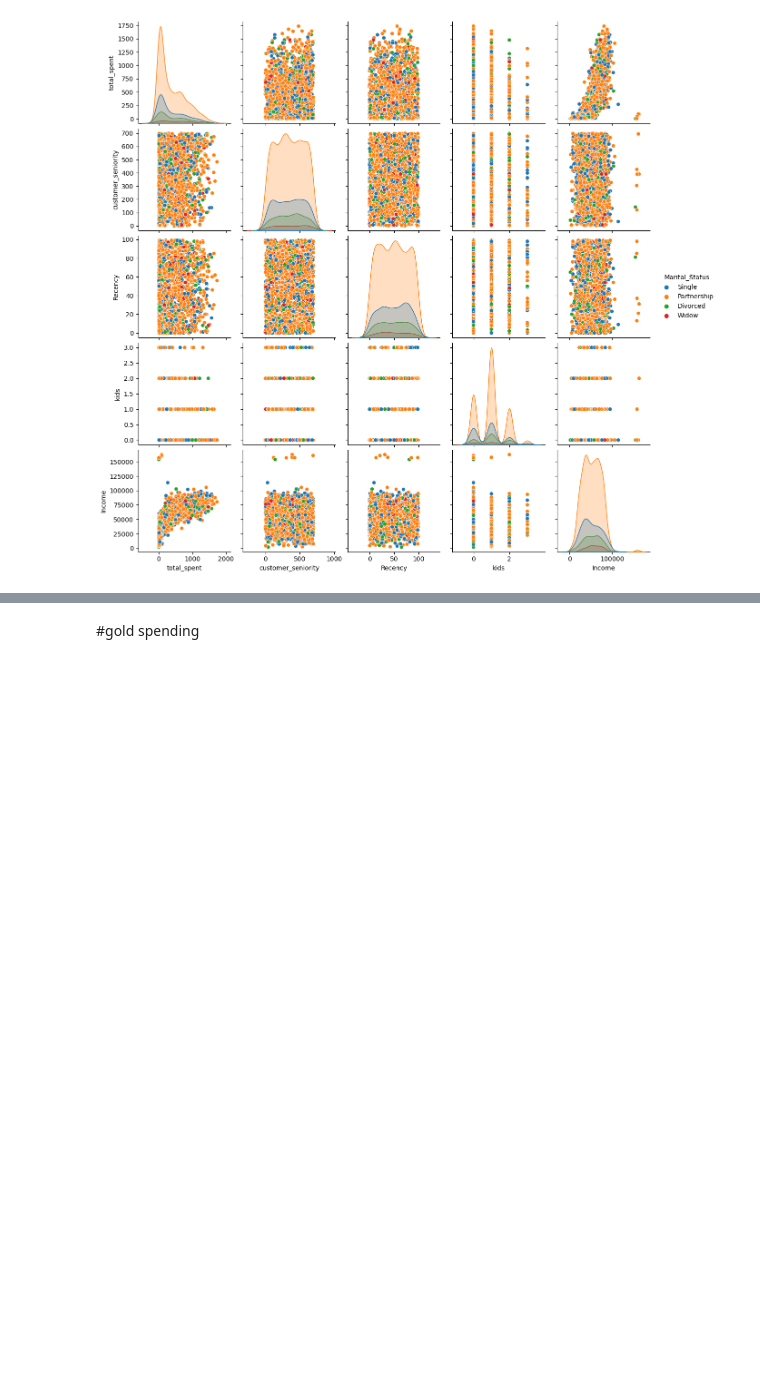
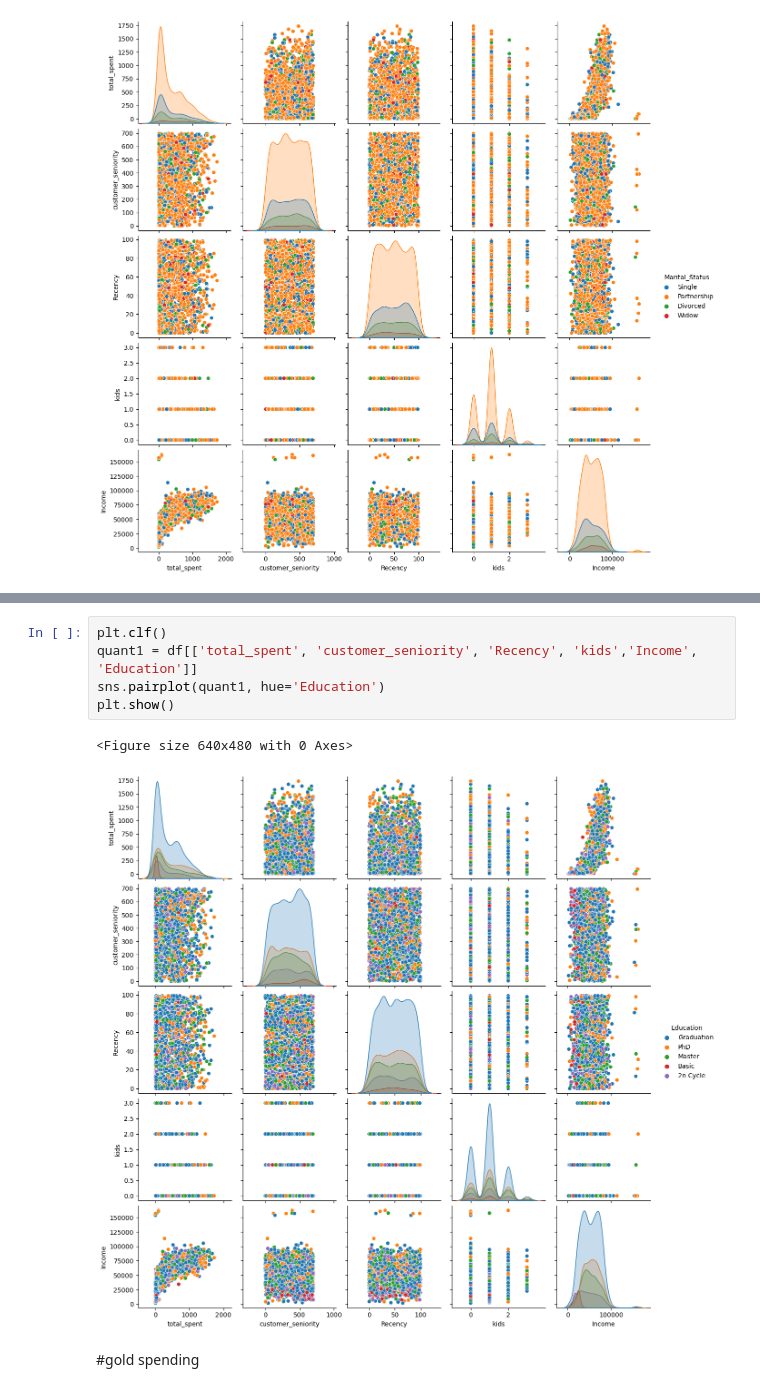
Before and after one commit to tamaricki/Projects, a Jupyter notebook: Customer_analysis_clustering.ipynb, the cells around one changed output, grey strips where cells are left out. Drawn from its saved outputs; the diff is of its cells as text; blank space fills up the shorter version.

```diff
--- a/Customer_analysis_clustering.ipynb
+++ b/Customer_analysis_clustering.ipynb
@@ -178,2 +188,10 @@ plt.show()
+# %%
+plt.clf()
+quant1 = df[['total_spent', 'customer_seniority', 'Recency', 'kids','Income', 'Education']]
+sns.pairplot(quant1, hue='Education')
+plt.show()
+# %% [output]
+<Figure size 640x480 with 0 Axes>
+[figure, added]
 # %% [markdown]
 #gold spending
```
Also changed, not shown: parts of 1 cell of this notebook.
